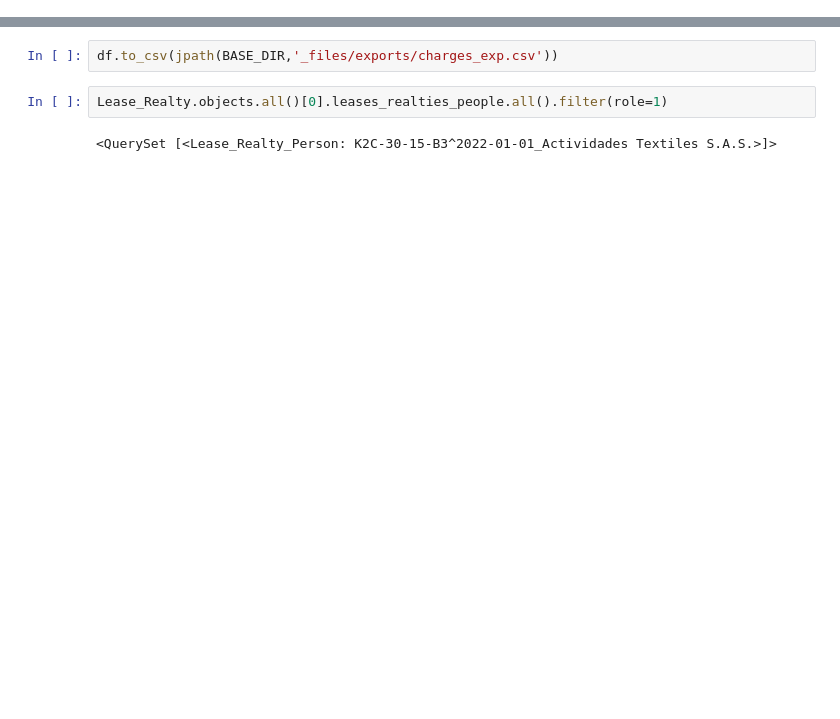
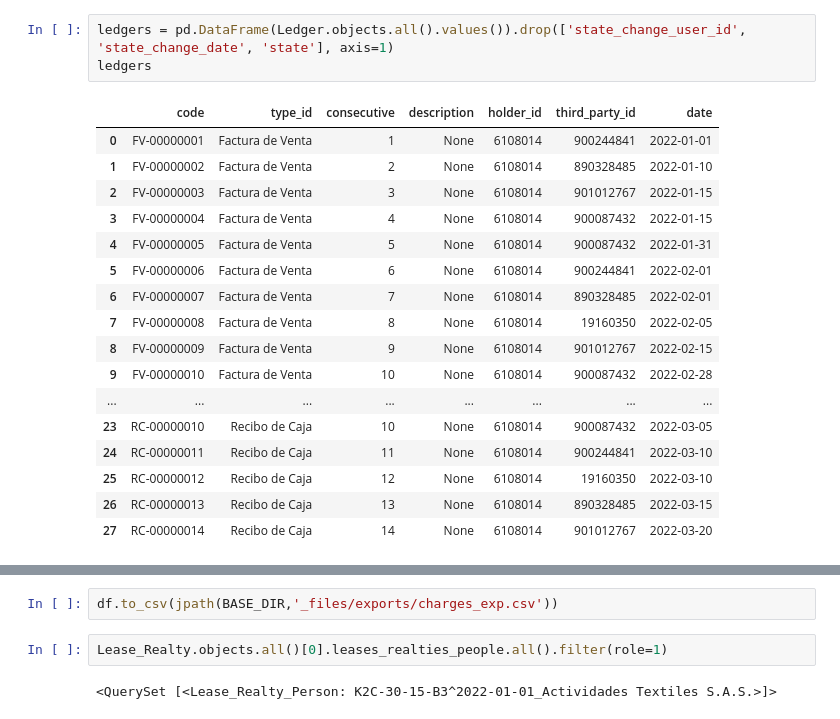
Before and after one commit to lcorkidi/adin_2022, a Jupyter notebook: scripts/Test.ipynb, the cells around one changed output, grey strips where cells are left out. Cells and saved outputs as stored; diff of their text form; blank space fills up the shorter version.

```diff
--- a/scripts/Test.ipynb
+++ b/scripts/Test.ipynb
@@ -24,0 +52,21 @@ df
+# %%
+ledgers = pd.DataFrame(Ledger.objects.all().values()).drop(['state_change_user_id', 'state_change_date', 'state'], axis=1)
+ledgers
+# %% [output]
+|  | code | type_id | consecutive | description | holder_id | third_party_id | date |
+| 0 | FV-00000001 | Factura de Venta | 1 | None | 6108014 | 900244841 | 2022-01-01 |
+| 1 | FV-00000002 | Factura de Venta | 2 | None | 6108014 | 890328485 | 2022-01-10 |
+| 2 | FV-00000003 | Factura de Venta | 3 | None | 6108014 | 901012767 | 2022-01-15 |
+| 3 | FV-00000004 | Factura de Venta | 4 | None | 6108014 | 900087432 | 2022-01-15 |
+| 4 | FV-00000005 | Factura de Venta | 5 | None | 6108014 | 900087432 | 2022-01-31 |
+| 5 | FV-00000006 | Factura de Venta | 6 | None | 6108014 | 900244841 | 2022-02-01 |
+| 6 | FV-00000007 | Factura de Venta | 7 | None | 6108014 | 890328485 | 2022-02-01 |
+| 7 | FV-00000008 | Factura de Venta | 8 | None | 6108014 | 19160350 | 2022-02-05 |
+| 8 | FV-00000009 | Factura de Venta | 9 | None | 6108014 | 901012767 | 2022-02-15 |
+| 9 | FV-00000010 | Factura de Venta | 10 | None | 6108014 | 900087432 | 2022-02-28 |
+| ... | ... | ... | ... | ... | ... | ... | ... |
+| 23 | RC-00000010 | Recibo de Caja | 10 | None | 6108014 | 900087432 | 2022-03-05 |
+| 24 | RC-00000011 | Recibo de Caja | 11 | None | 6108014 | 900244841 | 2022-03-10 |
+| 25 | RC-00000012 | Recibo de Caja | 12 | None | 6108014 | 19160350 | 2022-03-10 |
+| 26 | RC-00000013 | Recibo de Caja | 13 | None | 6108014 | 890328485 | 2022-03-15 |
+| 27 | RC-00000014 | Recibo de Caja | 14 | None | 6108014 | 901012767 | 2022-03-20 |
```
Also changed, not shown: parts of 7 cells of this notebook, 8 other files.
